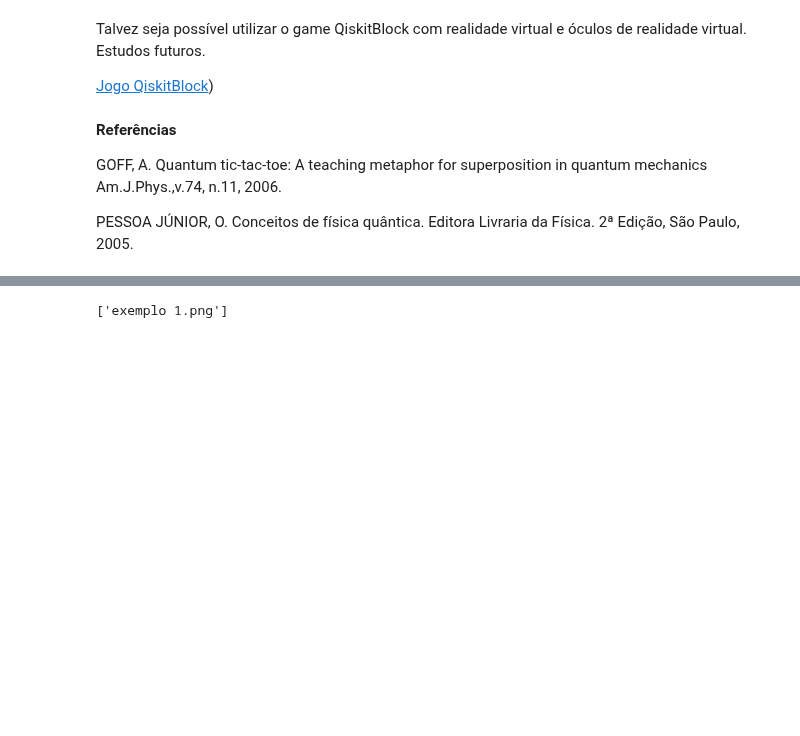
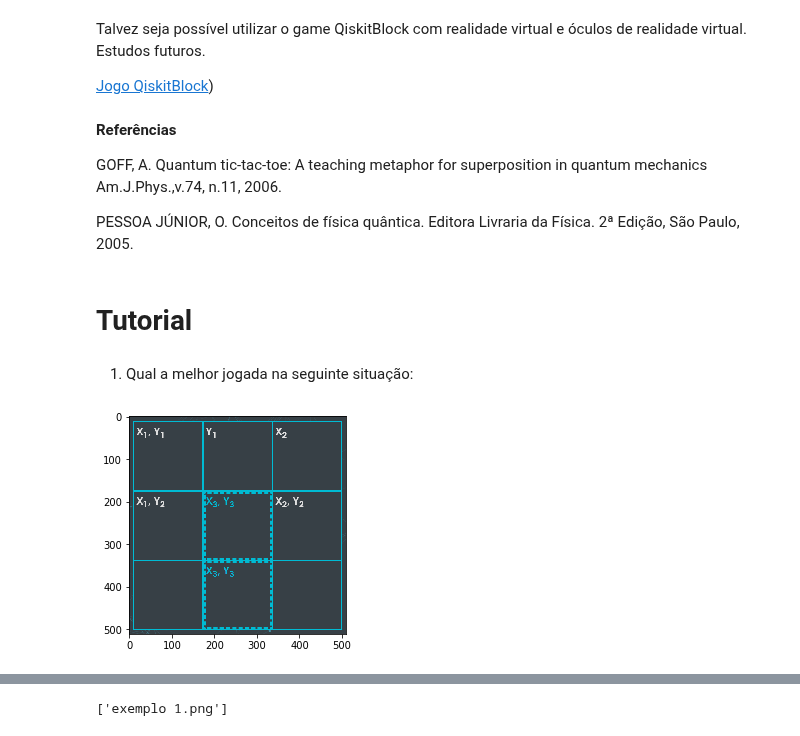
Before and after one commit to adjs/comp-quantica, a Jupyter notebook: Quantica.ipynb, the cells around one changed output, grey strips where cells are left out. Drawn from its saved outputs; the diff is of its cells as text; code cells hidden in the pictures; blank space fills up the shorter version.

```diff
--- a/Quantica.ipynb
+++ b/Quantica.ipynb
@@ -169,3 +169,11 @@ Espera-se que a gamificação proporcionada pelo jogo da velha quântico e pelo
 GOFF, A. Quantum tic-tac-toe: A teaching  metaphor for superposition in quantum mechanics  Am.J.Phys.,v.74, n.11, 2006.
 
 PESSOA JÚNIOR, O. Conceitos de física quântica. Editora Livraria da Física. 2ª Edição, São Paulo, 2005.
+# %% [markdown]
+# Tutorial
+# %% [markdown]
+1. Qual a melhor jogada na seguinte situação:
+# %%
+imgplot = plt.imshow(img5)
+# %% [output]
+[figure, added]
```
Also changed, not shown: parts of 28 cells of this notebook.
